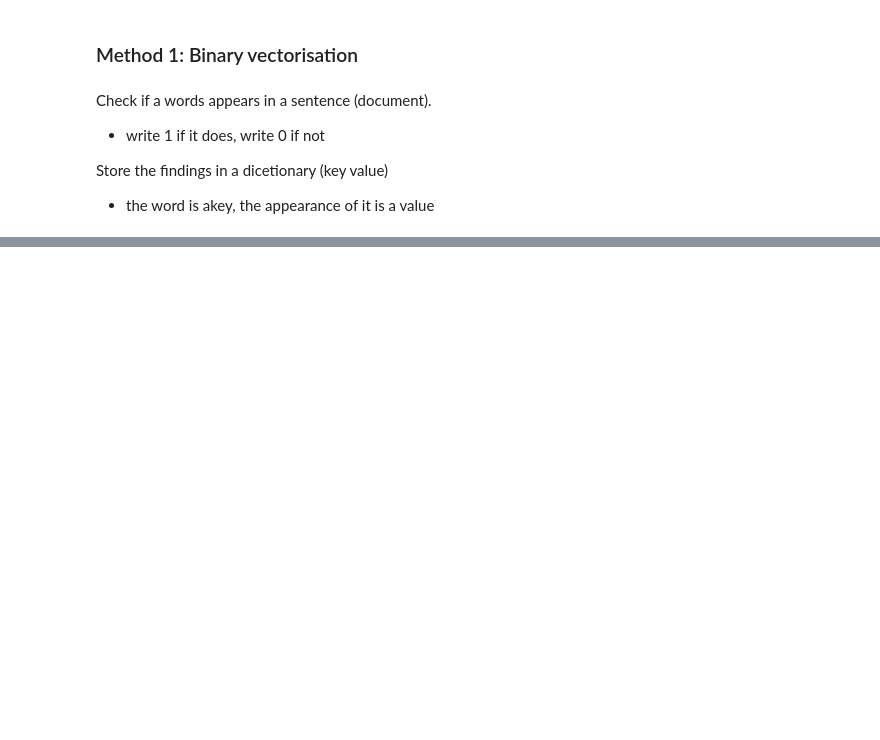
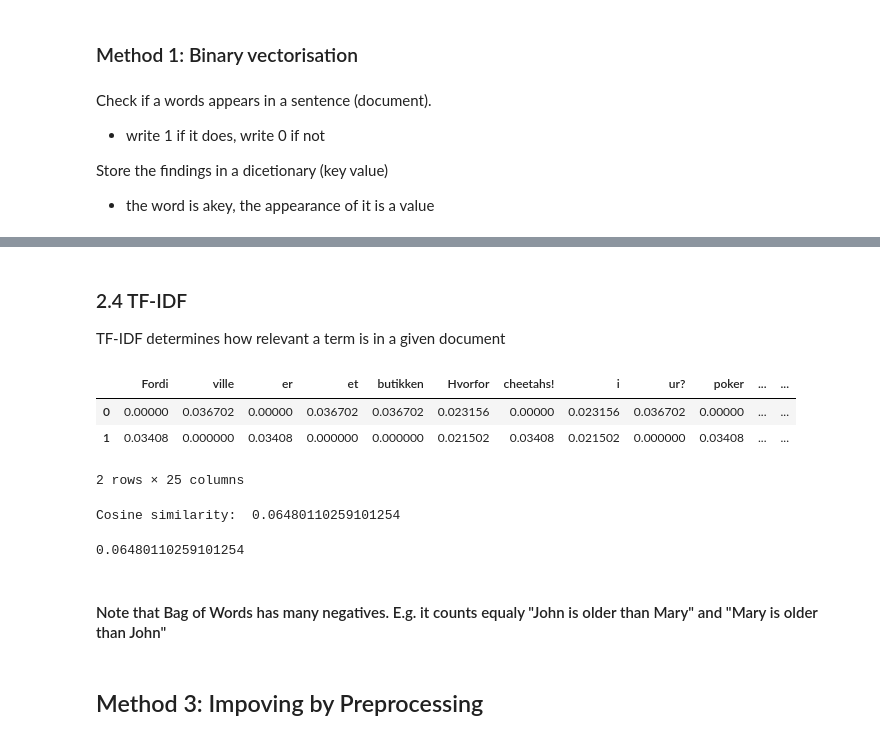
Before and after one commit to cph-mh1088/MP5, a Jupyter notebook: MP5.ipynb, the cells around one changed output, grey strips where cells are left out. Saved outputs shown, nothing was run; the diff lists cells and outputs as text; code cells hidden in the pictures; blank space fills up the shorter version.

```diff
--- a/MP5.ipynb
+++ b/MP5.ipynb
@@ -213,0 +311,3 @@ Cosine similarity:  0.1336306209562122
+# %%
+# test
+idfs = computeIDF([dict1, dict2])
@@ -213,0 +336,23 @@ Cosine similarity:  0.1336306209562122
+# %% [markdown]
+### 2.4 TF-IDF
+TF-IDF determines how relevant a term is in a given document
+# %%
+# tf-idf(t, d) = tf(t, d) * idf(t, D)
+
+def computeTFIDF(tf, idfs):
+    tfidf = {}
+    for word, wcount in tf.items():
+        tfidf[word] = wcount*idfs[word]
+    return(tfidf)
+# %%
+idf1 = computeTFIDF(tf1, idfs)
+idf2 = computeTFIDF(tf2, idfs)
+# %%
+# store in a dataframe
+idf= pd.DataFrame([idf1, idf2])
+idf
+# %% [output]
+|  | Fordi | ville | er | et | butikken | Hvorfor | cheetahs! | i | ur? | poker | ... | ... |
+| 0 | 0.00000 | 0.036702 | 0.00000 | 0.036702 | 0.036702 | 0.023156 | 0.00000 | 0.023156 | 0.036702 | 0.00000 | ... | ... |
+| 1 | 0.03408 | 0.000000 | 0.03408 | 0.000000 | 0.000000 | 0.021502 | 0.03408 | 0.021502 | 0.000000 | 0.03408 | ... | ... |
+2 rows × 25 columns
@@ -213,0 +362,10 @@ Cosine similarity:  0.1336306209562122
+# %%
+# Test the similarity
+cosim(arx[0], arx[1])
+# %% [output]
+Cosine similarity:  0.06480110259101254
+0.06480110259101254
+# %% [markdown]
+#### Note that Bag of Words has many negatives. E.g. it counts equaly "John is older than Mary" and "Mary is older than John"
+# %% [markdown]
+## Method 3: Impoving by Preprocessing
```
Also changed, not shown: parts of 59 cells of this notebook.
